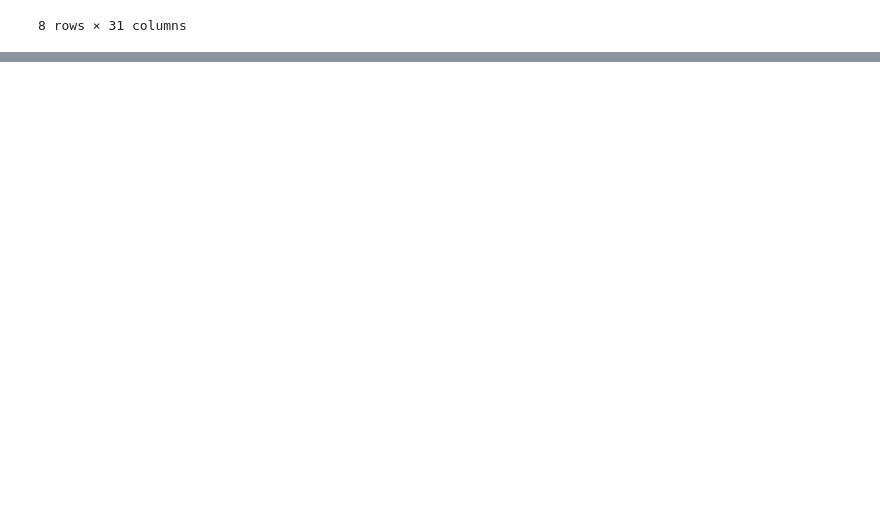
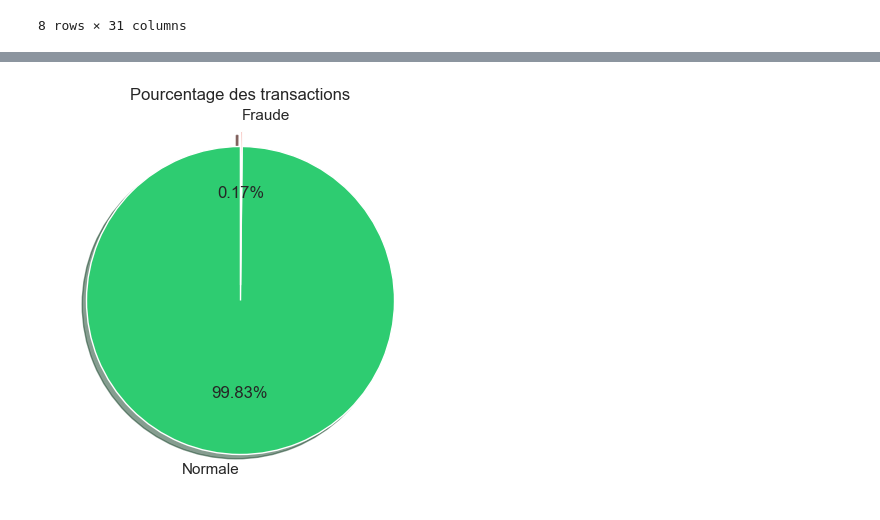
Before and after one commit to bensiedsalma/fraud_Detection_GA, a Jupyter notebook: notebooks/analyse_dataset.ipynb, the cells around one changed output, grey strips where cells are left out. Saved outputs shown, nothing was run; the diff lists cells and outputs as text; code cells hidden in the pictures; blank space fills up the shorter version.

```diff
--- a/notebooks/analyse_dataset.ipynb
+++ b/notebooks/analyse_dataset.ipynb
@@ -120,0 +99,20 @@ plt.show()
+# %%
+#Pourcentage des transactions
+percentages = df["Class"].value_counts(normalize=True) * 100
+
+plt.figure(figsize=(7, 5))
+
+plt.pie(
+    percentages.values,
+    labels=["Normale", "Fraude"],
+    autopct="%1.2f%%",
+    colors=["#2ECC71", "#E74C3C"],
+    startangle=90,
+    explode=(0, 0.1),
+    shadow=True
+)
+
+plt.title("Pourcentage des transactions")
+plt.show()
+# %% [output]
+[figure, added]
```
Also changed, not shown: parts of 13 cells of this notebook, 31 other files.
